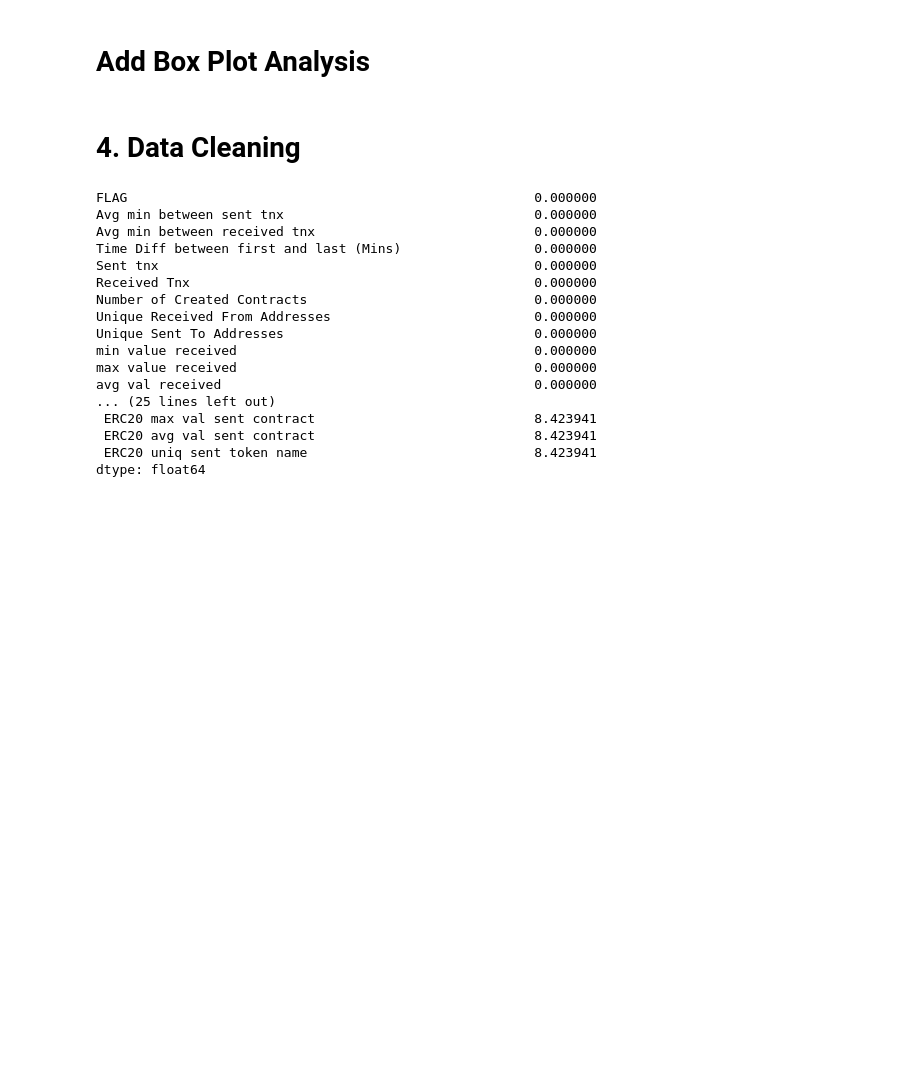
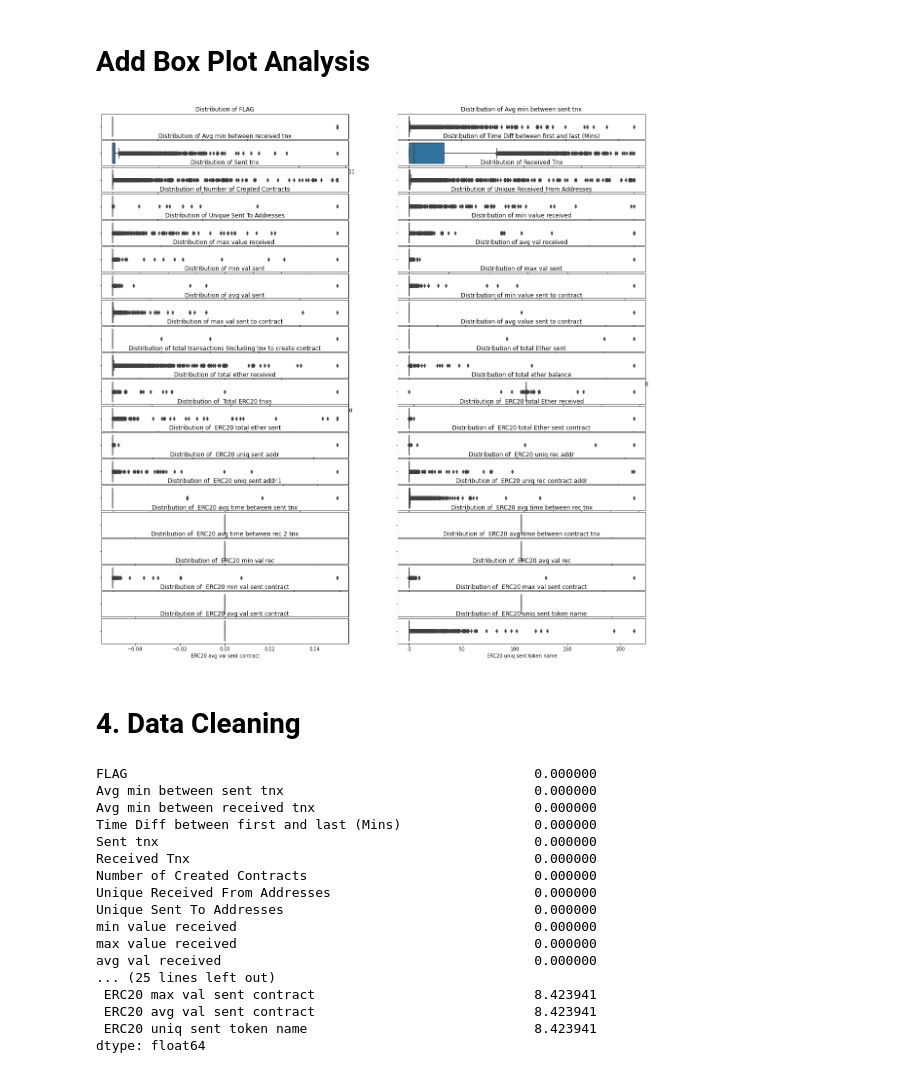
Before and after one commit to kennylee9672/EthereumFraudDetection, a Jupyter notebook: EthereumFraudModeling.ipynb, the cells around one changed output. Saved outputs shown, nothing was run; the diff lists cells and outputs as text; code cells hidden in the pictures; blank space fills up the shorter version.

```diff
--- a/EthereumFraudModeling.ipynb
+++ b/EthereumFraudModeling.ipynb
@@ -75,5 +109,21 @@ df.drop(corr_colns, axis=1, inplace=True)
 # %% [markdown]
 # Add Box Plot Analysis
+# %%
+columns = df.columns
+fig, axes = plt.subplots(20, 2, figsize=(20, 20), constrained_layout =True)
+plt.subplots_adjust(wspace = 0.2, hspace=0.05)
+#plt.suptitle("Distribution of features",y=0.95, size=18, weight='bold')
+k = 0
+for i in range(20):
+    for j in range(2):
+        sns.boxplot(ax = axes[i,j], data=df, x=columns[k]).set_title(f'Distribution of {columns[k]}')
+        k = k+1
+#fig.tight_layout()
+plt.show()
+    #plt.figure()
+    #df.boxplot([column], by="FLAG", layout=(1,3),grid=True)
+# %% [output]
+[figure, added]
 # %% [markdown]
 # 4. Data Cleaning
 # %%
```
Also changed, not shown: parts of 19 cells of this notebook.
